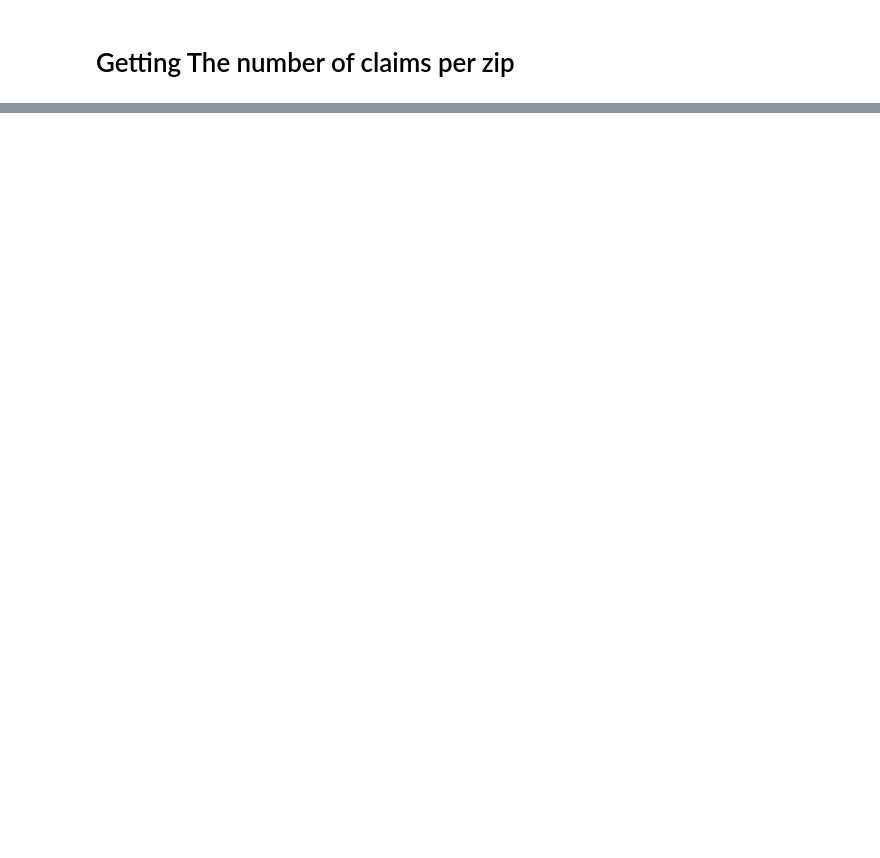
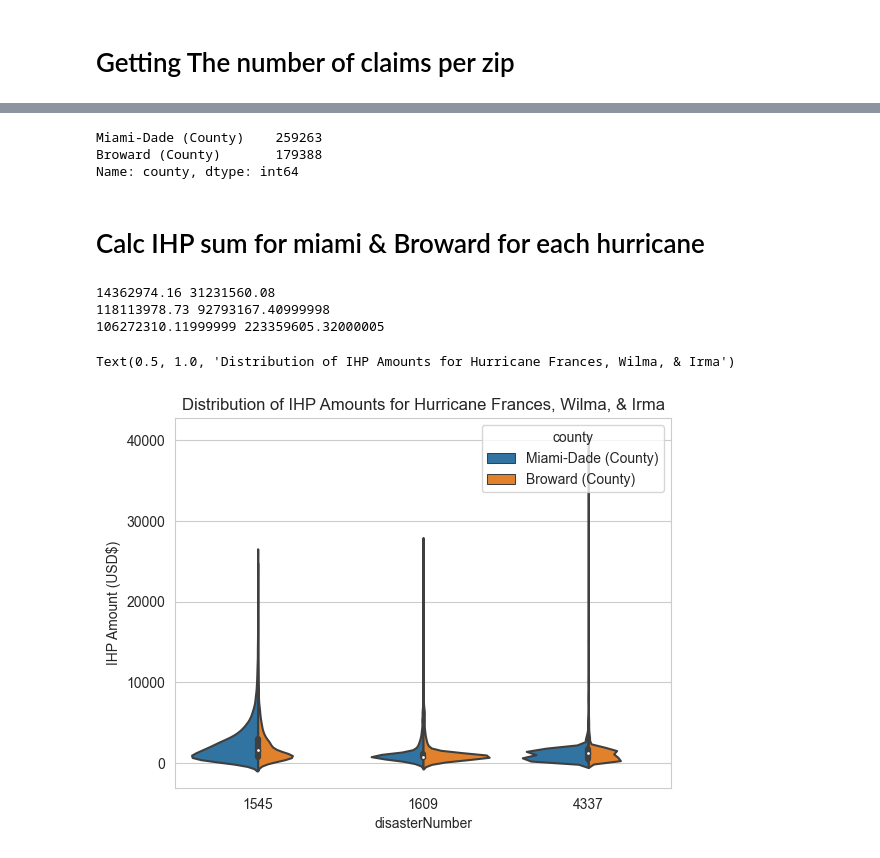
Before and after one commit to RayhanM17/DATA-SCIENCE-NOTEBOOKS, a Jupyter notebook: JN/gatorcain.ipynb, the cells around one changed output, grey strips where cells are left out. Drawn from its saved outputs; the diff is of its cells as text; code cells hidden in the pictures; blank space fills up the shorter version.

```diff
--- a/JN/gatorcain.ipynb
+++ b/JN/gatorcain.ipynb
@@ -88,0 +101,4 @@ declarations
+# %%
+fl_claims = pd.read_csv('gatorcain_data/hurricane_FL_data.csv')
+fl_claims = fl_claims.drop(['incidentType', 'damagedStateAbbreviation'], axis=1)
+fl_claims['county'].value_counts()
@@ -89 +118,57 @@ declarations
+# %%
+broward_miami_claims = fl_claims[(fl_claims['county'] == 'Miami-Dade (County)') | (fl_claims['county'] == 'Broward (County)')]
+broward_miami_claims = broward_miami_claims[(broward_miami_claims['disasterNumber'] != 1607) & (broward_miami_claims['ihpAmount'] > 0)]
+broward_miami_claims['county'].value_counts()
+# %% [output]
+Miami-Dade (County)    259263
+Broward (County)       179388
+Name: county, dtype: int64
+# %% [markdown]
+# Calc IHP sum for miami & Broward for each hurricane
+# %%
+frances_claims = broward_miami_claims[broward_miami_claims['disasterNumber'] == 1545]
+
+# calc sum for broward
+broward_frances_ihp = frances_claims[frances_claims['county'] == 'Broward (County)']
+# calc sum for miami
+miami_frances_ihp = frances_claims[frances_claims['county'] != 'Broward (County)']
+
+print(broward_frances_ihp['ihpAmount'].sum(), miami_frances_ihp['ihpAmount'].sum())
+
+wilma_claims = broward_miami_claims[broward_miami_claims['disasterNumber'] == 1609]
+
+# calc sum for broward
+broward_wilma_ihp = wilma_claims[wilma_claims['county'] == 'Broward (County)']
+# calc sum for miami
+miami_wilma_ihp = wilma_claims[wilma_claims['county'] != 'Broward (County)']
+
+print(broward_wilma_ihp['ihpAmount'].sum(), miami_wilma_ihp['ihpAmount'].sum())
+
+irma_claims = broward_miami_claims[broward_miami_claims['disasterNumber'] == 4337]
+
+# calc sum for broward
+broward_irma_ihp = irma_claims[irma_claims['county'] == 'Broward (County)']
+# calc sum for miami
+miami_irma_ihp = irma_claims[irma_claims['county'] != 'Broward (County)']
+
+print(broward_irma_ihp['ihpAmount'].sum(), miami_irma_ihp['ihpAmount'].sum())
+# %% [output]
+14362974.16 31231560.08
+118113978.73 92793167.40999998
+106272310.11999999 223359605.32000005
+# %%
+import seaborn as sns
+import matplotlib.pyplot as plt
+
+sns.set_style('whitegrid')
+
+# Create a violin plot using seaborn
+sns.violinplot(data=broward_miami_claims, x='disasterNumber',y='ihpAmount', hue='county', split=True, scale='count', bw=0.2)
+
+# # Add axis labels and a title
+plt.ylabel('IHP Amount (USD$)')
+plt.title('Distribution of IHP Amounts for Hurricane Frances, Wilma, & Irma')
+# %% [output]
+Text(0.5, 1.0, 'Distribution of IHP Amounts for Hurricane Frances, Wilma, & Irma')
+[figure, added]
 # %%
```
Also changed, not shown: parts of 12 cells of this notebook.
